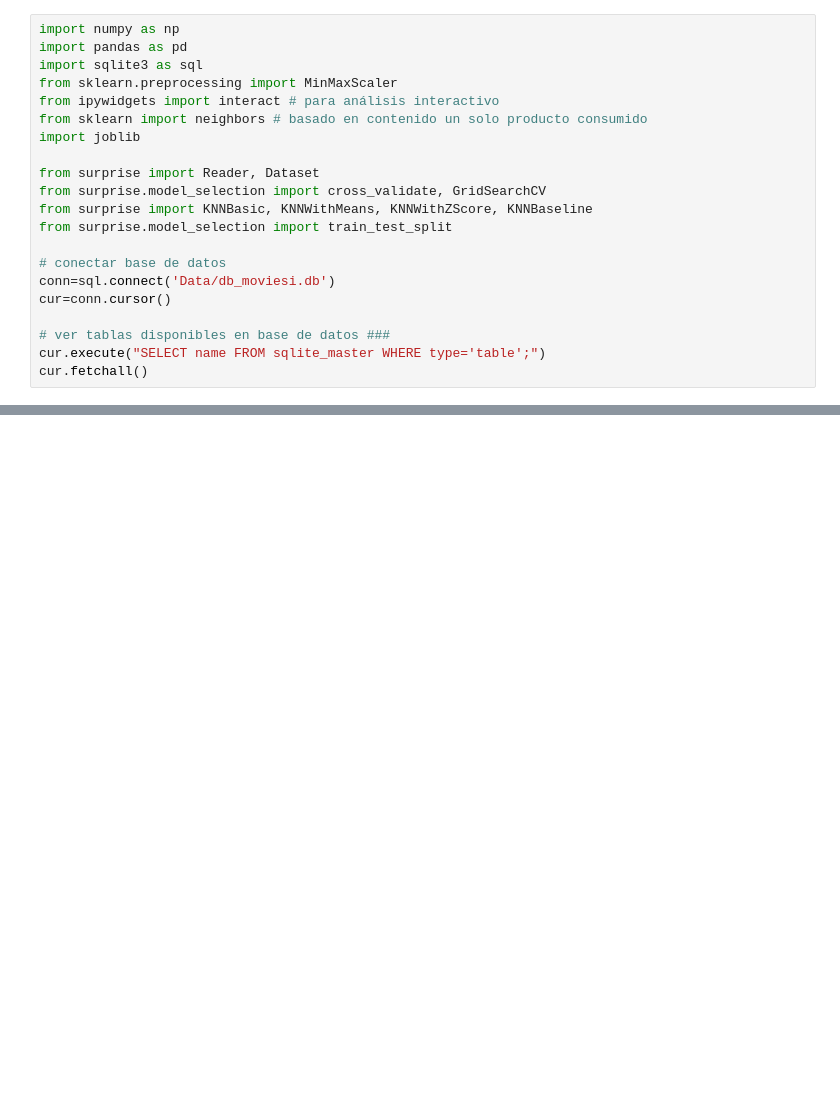
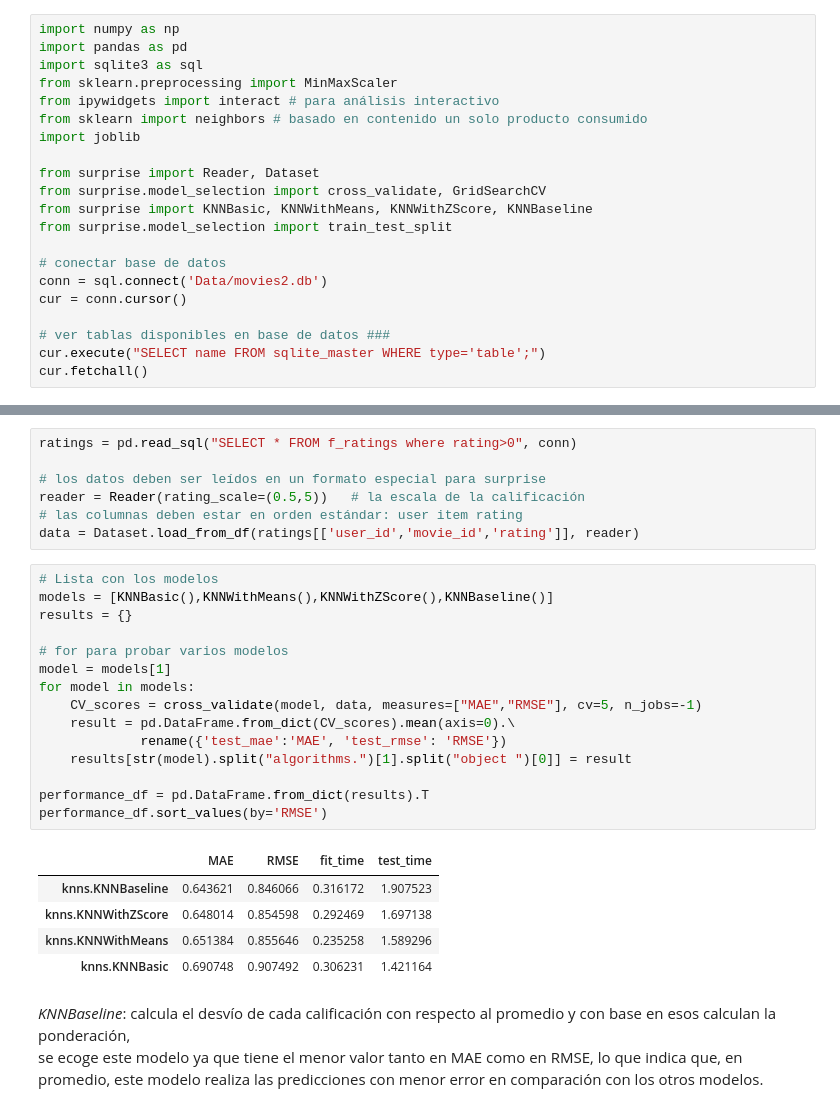
Before and after one commit to LauBetancourt31/Anal-tica-en-Marketing, a Jupyter notebook: 3. Filtros colaborativos.ipynb, the cells around one changed output, grey strips where cells are left out. Drawn from its saved outputs; the diff is of its cells as text; blank space fills up the shorter version.

Commit message:
Modelos

```diff
--- a/3. Filtros colaborativos.ipynb
+++ b/3. Filtros colaborativos.ipynb
@@ -13,8 +13,8 @@ from surprise import KNNBasic, KNNWithMeans, KNNWithZScore, KNNBaseline
 from surprise.model_selection import train_test_split
 
 # conectar base de datos
-conn=sql.connect('Data/db_moviesi.db')
-cur=conn.cursor()
+conn = sql.connect('Data/movies2.db')
+cur = conn.cursor()
 
 # ver tablas disponibles en base de datos ###
 cur.execute("SELECT name FROM sqlite_master WHERE type='table';")
@@ -49,0 +55,30 @@ ratings = pd.read_sql("SELECT * FROM full_ratings where rating>0", conn)
+# %%
+ratings = pd.read_sql("SELECT * FROM f_ratings where rating>0", conn)
+
+# los datos deben ser leídos en un formato especial para surprise
+reader = Reader(rating_scale=(0.5,5))   # la escala de la calificación
+# las columnas deben estar en orden estándar: user item rating
+data = Dataset.load_from_df(ratings[['user_id','movie_id','rating']], reader)
+# %%
+# Lista con los modelos
+models = [KNNBasic(),KNNWithMeans(),KNNWithZScore(),KNNBaseline()]
+results = {}
+
+# for para probar varios modelos
+model = models[1]
+for model in models:
+    CV_scores = cross_validate(model, data, measures=["MAE","RMSE"], cv=5, n_jobs=-1)
+    result = pd.DataFrame.from_dict(CV_scores).mean(axis=0).\
+             rename({'test_mae':'MAE', 'test_rmse': 'RMSE'})
+    results[str(model).split("algorithms.")[1].split("object ")[0]] = result
+
+performance_df = pd.DataFrame.from_dict(results).T
+performance_df.sort_values(by='RMSE')
+# %% [output]
+|  | MAE | RMSE | fit_time | test_time |
+| knns.KNNBaseline | 0.643621 | 0.846066 | 0.316172 | 1.907523 |
+| knns.KNNWithZScore | 0.648014 | 0.854598 | 0.292469 | 1.697138 |
+| knns.KNNWithMeans | 0.651384 | 0.855646 | 0.235258 | 1.589296 |
+| knns.KNNBasic | 0.690748 | 0.907492 | 0.306231 | 1.421164 |
+# %% [markdown]
+<i>KNNBaseline</i>: calcula el desvío de cada calificación con respecto al promedio y con base en esos calculan la ponderación,<br>se ecoge este modelo ya que tiene el menor valor tanto en MAE como en RMSE, lo que indica que, en promedio, este modelo realiza las predicciones con menor error en comparación con los otros modelos.
```
Also changed, not shown: parts of 4 cells of this notebook, 4 other files.
